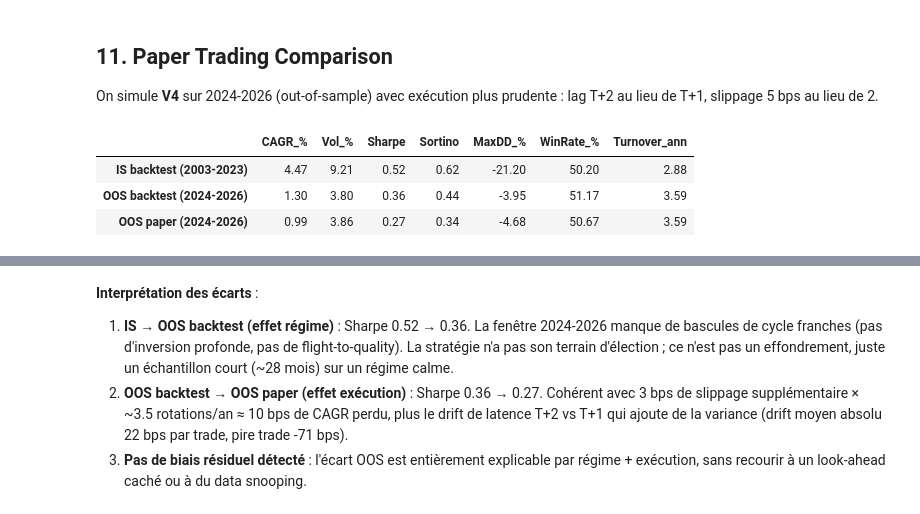
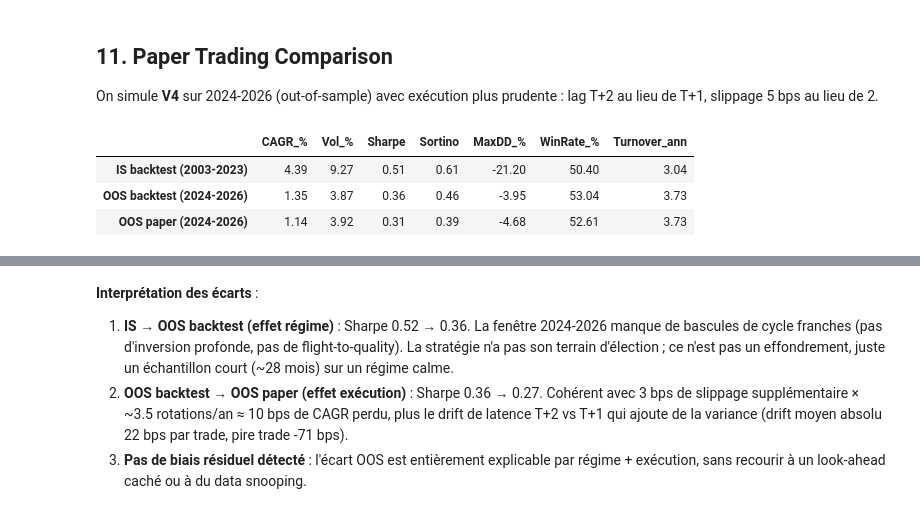
Before and after one commit to jbouniol/financial-engineering-lbo, a Jupyter notebook: notebooks/FINAL_notebook.ipynb, the cells around one changed output, grey strips where cells are left out. Cells and saved outputs as stored; diff of their text form; code cells hidden in the pictures.

```diff
--- a/notebooks/FINAL_notebook.ipynb
+++ b/notebooks/FINAL_notebook.ipynb
@@ -295,24 +297,24 @@ On simule **V4** sur 2024-2026 (out-of-sample) avec exécution plus prudente : l
 # %%
 prices_is  = prices.loc[:"2023-12-31"]
 prices_oos = prices.loc[PAPER_CUT:]
 w_is  = w_v4[w_v4.index <= "2023-12-31"]
 w_oos = w_v4[w_v4.index >= PAPER_CUT]
 
 is_bt    = run_backtest(prices_is,  w_is,  tc_bps=TC_BPS_BACKTEST, slip_bps=SLIP_BPS_BACKTEST, execution_lag=1)
 oos_bt   = run_backtest(prices_oos, w_oos, tc_bps=TC_BPS_BACKTEST, slip_bps=SLIP_BPS_BACKTEST, execution_lag=1)
 oos_papr = run_backtest(prices_oos, w_oos, tc_bps=TC_BPS_PAPER,    slip_bps=SLIP_BPS_PAPER,    execution_lag=2)
 
 compare = pd.DataFrame({
-    "IS backtest (2003-2023)":  perf_metrics(is_bt["net_ret"],   is_bt["equity"],   is_bt["turnover"]),
-    "OOS backtest (2024-2026)": perf_metrics(oos_bt["net_ret"],  oos_bt["equity"],  oos_bt["turnover"]),
-    "OOS paper (2024-2026)":    perf_metrics(oos_papr["net_ret"], oos_papr["equity"], oos_papr["turnover"]),
+    "IS backtest (2003-2023)":  perf_metrics(is_bt["net_ret"],   is_bt["equity"],   is_bt["turnover"], is_bt["first_active"]),
+    "OOS backtest (2024-2026)": perf_metrics(oos_bt["net_ret"],  oos_bt["equity"],  oos_bt["turnover"], oos_bt["first_active"]),
+    "OOS paper (2024-2026)":    perf_metrics(oos_papr["net_ret"], oos_papr["equity"], oos_papr["turnover"], oos_papr["first_active"]),
 }).T.round(2)
 compare
 # %% [output]
 |  | CAGR_% | Vol_% | Sharpe | Sortino | MaxDD_% | WinRate_% | Turnover_ann |
-| IS backtest (2003-2023) | 4.47 | 9.21 | 0.52 | 0.62 | -21.20 | 50.20 | 2.88 |
-| OOS backtest (2024-2026) | 1.30 | 3.80 | 0.36 | 0.44 | -3.95 | 51.17 | 3.59 |
-| OOS paper (2024-2026) | 0.99 | 3.86 | 0.27 | 0.34 | -4.68 | 50.67 | 3.59 |
+| IS backtest (2003-2023) | 4.39 | 9.27 | 0.51 | 0.61 | -21.20 | 50.40 | 3.04 |
+| OOS backtest (2024-2026) | 1.35 | 3.87 | 0.36 | 0.46 | -3.95 | 53.04 | 3.73 |
+| OOS paper (2024-2026) | 1.14 | 3.92 | 0.31 | 0.39 | -4.68 | 52.61 | 3.73 |
 # %%
 trades = trade_log(prices_oos, w_oos, execution_lag=2)
 print(f"Rotations paper : {len(trades)} | drift moyen absolu : {trades['slip_bps'].abs().mean():.1f} bps | pire : {trades['slip_bps'].abs().max():.1f} bps")
```
Also changed, not shown: parts of 5 cells of this notebook, 5 other files.
